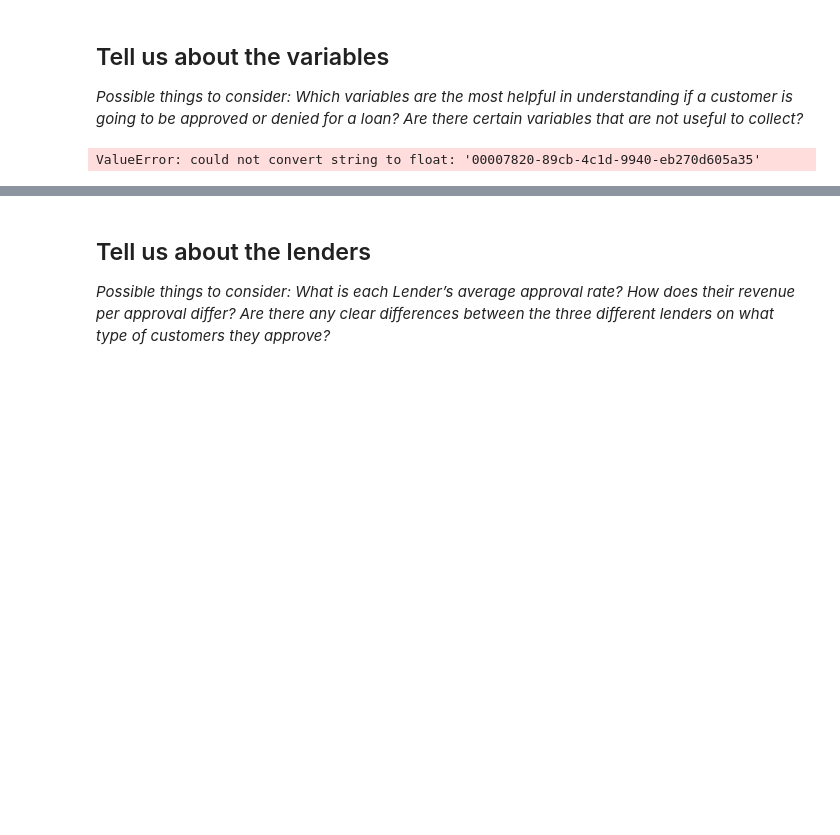
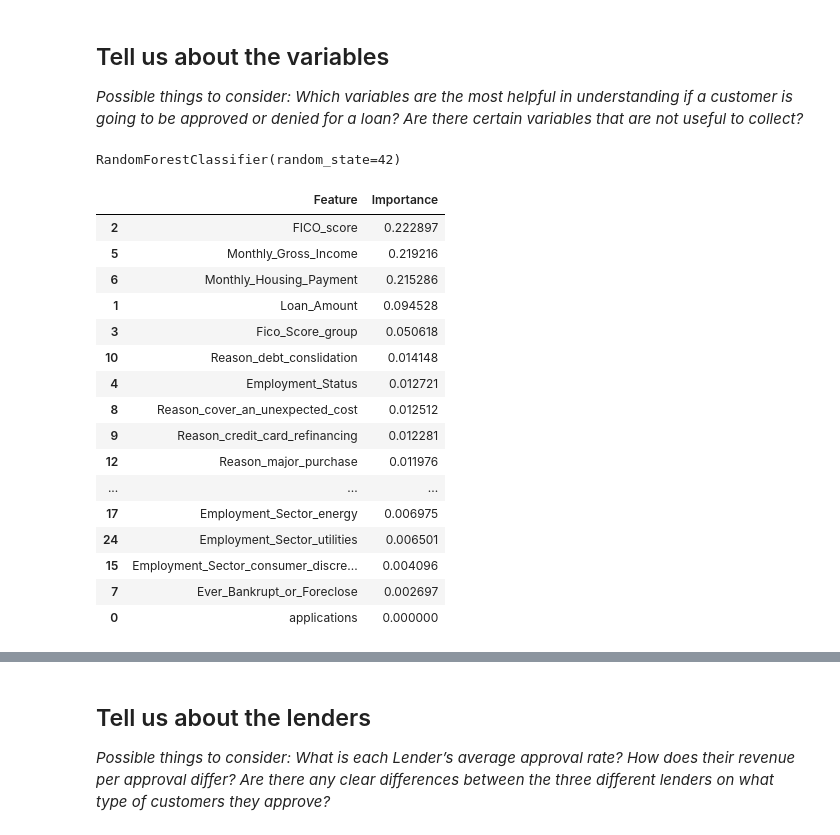
Before and after one commit to dilling/annie-superday, a Jupyter notebook: notebook.ipynb, the cells around one changed output, grey strips where cells are left out. Drawn from its saved outputs; the diff is of its cells as text; code cells hidden in the pictures; blank space fills up the shorter version.

```diff
--- a/notebook.ipynb
+++ b/notebook.ipynb
@@ -35,6 +35,8 @@ employment_status_map = { 'unemployed': 0, 'part_time': 1, 'full_time': 2 }
 df_encoded = df.copy()
 df_encoded = pd.get_dummies(df_encoded, columns=['Reason'], prefix=['Reason'])
 df_encoded = pd.get_dummies(df_encoded, columns=['Employment_Sector'], prefix=['Employment_Sector'])
+df_encoded = pd.get_dummies(df_encoded, columns=['Lender'], prefix=['Lender'])
+
 df_encoded["Fico_Score_group"] = df_encoded["Fico_Score_group"].map(fico_group_map)
 df_encoded["Employment_Status"] = df_encoded["Employment_Status"].map(employment_status_map)
 df_encoded.head(2)
@@ -49,9 +51,33 @@ _Possible things to consider: Which variables are the most helpful in understand
 # %%
 from sklearn.ensemble import RandomForestClassifier
 # %%
-features = df.drop('Lender', axis=1)  # Features
-target = df['Lender']
+features = df_encoded.drop(['Approved', 'bounty', 'User ID'], axis=1)  # Features
+target = df_encoded['Approved']
 rf_classifier = RandomForestClassifier(n_estimators=100, random_state=42)
 rf_classifier.fit(features, target)
 # %% [output]
-ValueError: could not convert string to float: '00007820-89cb-4c1d-9940-eb270d605a35'
+RandomForestClassifier(random_state=42)
+# %%
+feature_importances = rf_classifier.feature_importances_
+feature_importance_df = pd.DataFrame({'Feature': features.columns, 'Importance': feature_importances})
+feature_importance_df = feature_importance_df.sort_values(by='Importance', ascending=False)
+
+display(feature_importance_df)
+# %% [output]
+|  | Feature | Importance |
+| 2 | FICO_score | 0.222897 |
+| 5 | Monthly_Gross_Income | 0.219216 |
+| 6 | Monthly_Housing_Payment | 0.215286 |
+| 1 | Loan_Amount | 0.094528 |
+| 3 | Fico_Score_group | 0.050618 |
+| 10 | Reason_debt_conslidation | 0.014148 |
+| 4 | Employment_Status | 0.012721 |
+| 8 | Reason_cover_an_unexpected_cost | 0.012512 |
+| 9 | Reason_credit_card_refinancing | 0.012281 |
+| 12 | Reason_major_purchase | 0.011976 |
+| ... | ... | ... |
+| 17 | Employment_Sector_energy | 0.006975 |
+| 24 | Employment_Sector_utilities | 0.006501 |
+| 15 | Employment_Sector_consumer_discre... | 0.004096 |
+| 7 | Ever_Bankrupt_or_Foreclose | 0.002697 |
+| 0 | applications | 0.000000 |
```
Also changed, not shown: parts of 2 cells of this notebook.
